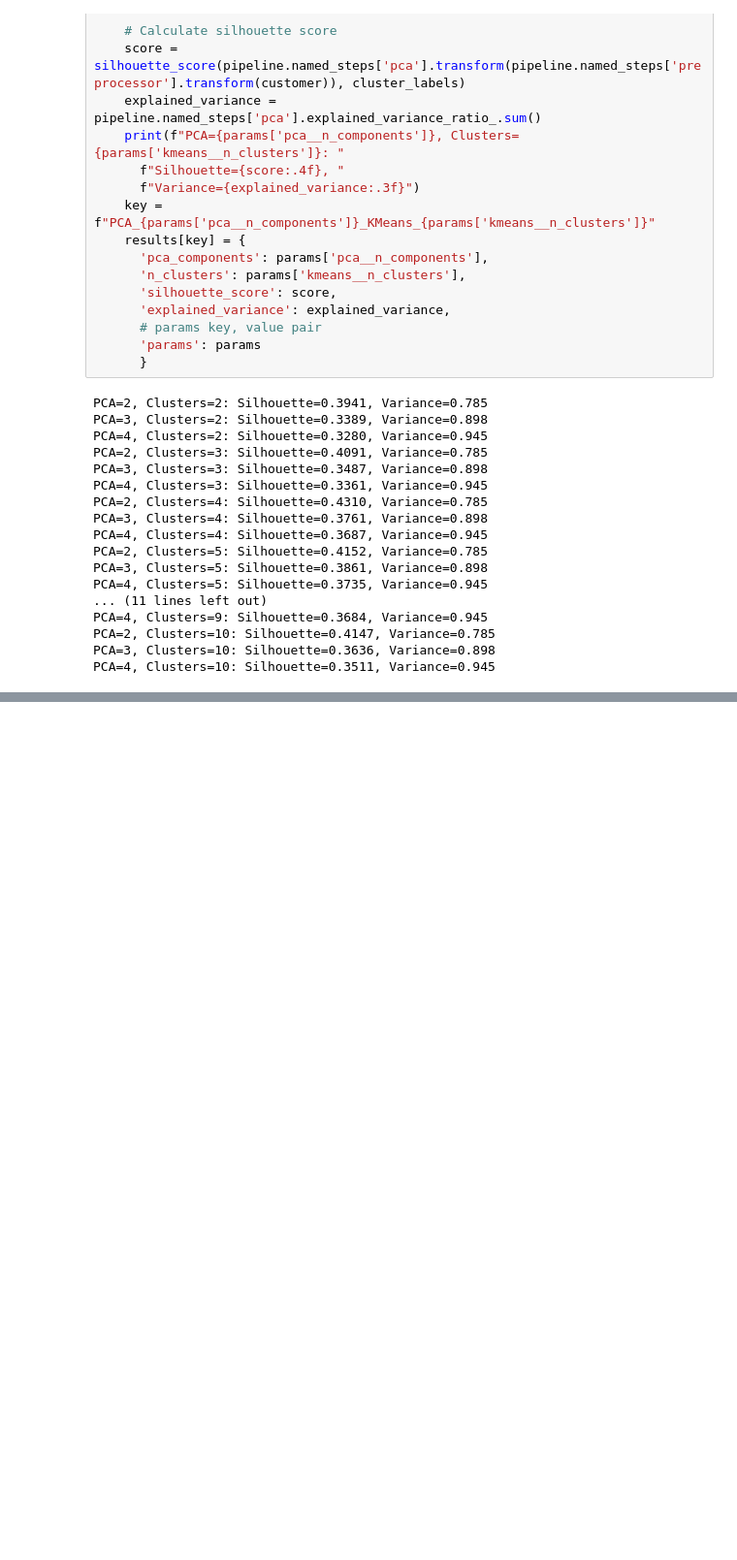
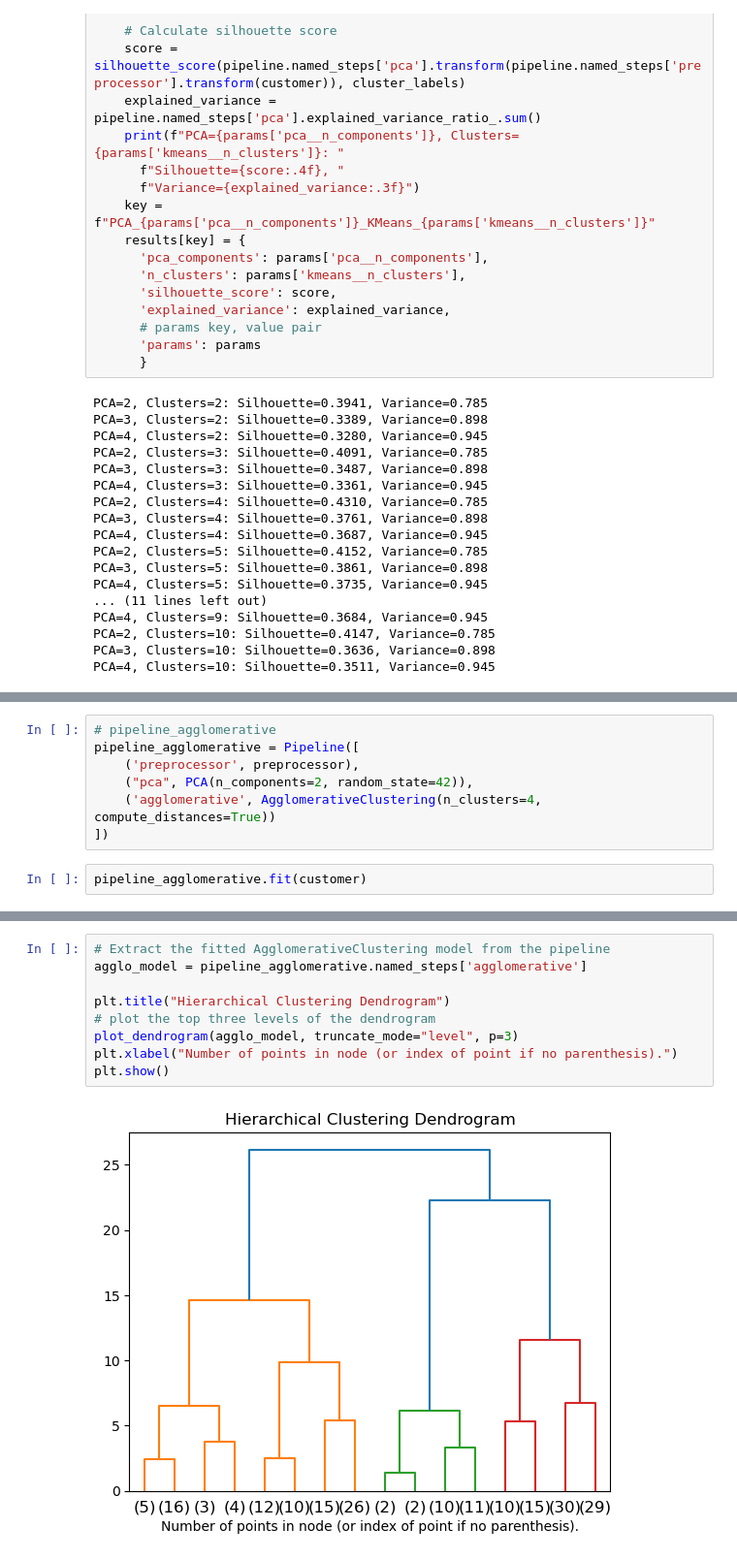
Before and after one commit to rogersoh/sp_AI_MachineLearning, a Jupyter notebook: Applied_Machine_Learning/assignment/ca2 assignment/assignment_ca2_partA.ipynb, the cells around one changed output, grey strips where cells are left out. Shown at 97% size. Cells and saved outputs as stored; diff of their text form; blank space fills up the shorter version.

```diff
--- a/Applied_Machine_Learning/assignment/ca2 assignment/assignment_ca2_partA.ipynb
+++ b/Applied_Machine_Learning/assignment/ca2 assignment/assignment_ca2_partA.ipynb
@@ -330,0 +361,9 @@ Best Silhouette Score:
+# %%
+# pipeline_agglomerative
+pipeline_agglomerative = Pipeline([
+    ('preprocessor', preprocessor),
+    ("pca", PCA(n_components=2, random_state=42)),
+    ('agglomerative', AgglomerativeClustering(n_clusters=4, compute_distances=True))
+])
+# %%
+pipeline_agglomerative.fit(customer)
@@ -330,0 +384,11 @@ Best Silhouette Score:
+# %%
+# Extract the fitted AgglomerativeClustering model from the pipeline
+agglo_model = pipeline_agglomerative.named_steps['agglomerative']
+
+plt.title("Hierarchical Clustering Dendrogram")
+# plot the top three levels of the dendrogram
+plot_dendrogram(agglo_model, truncate_mode="level", p=3)
+plt.xlabel("Number of points in node (or index of point if no parenthesis).")
+plt.show()
+# %% [output]
+[figure, added]
```
Also changed, not shown: parts of 14 cells of this notebook.
